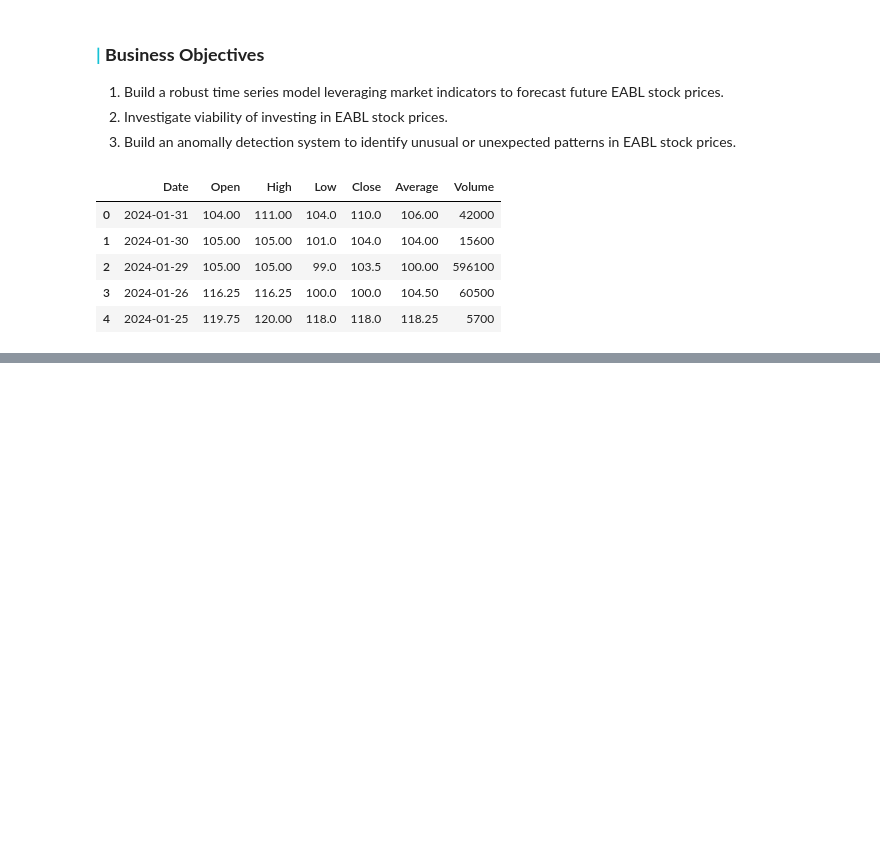
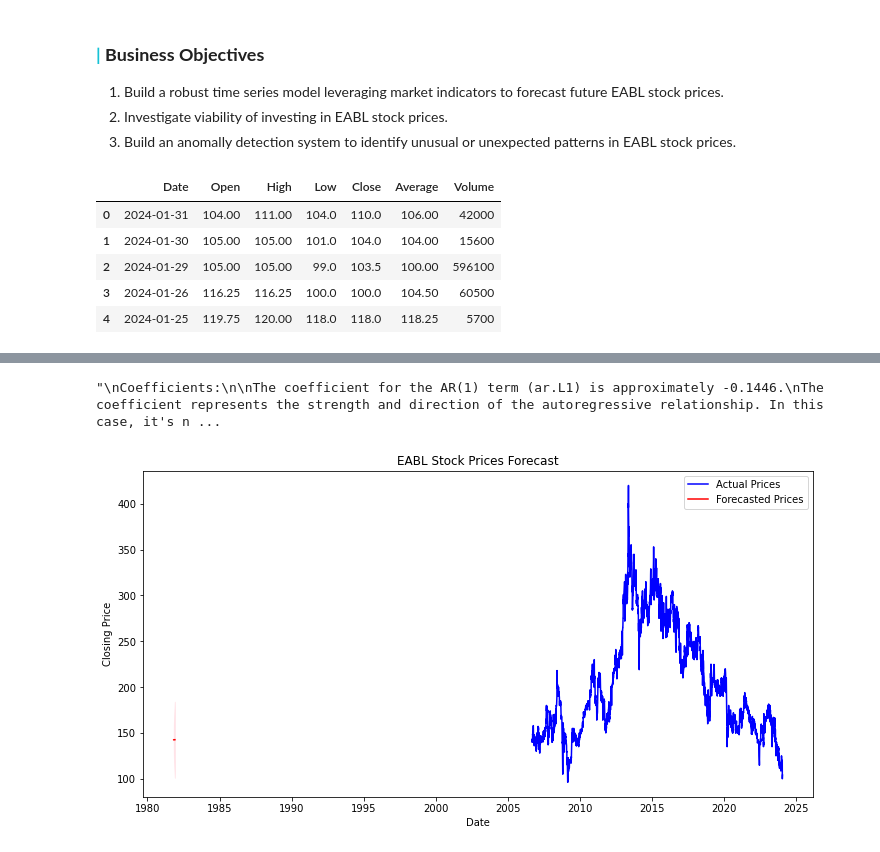
Before and after one commit to derak-isaack/dsc-capstone-project_finale, a Jupyter notebook: main.ipynb, the cells around one changed output, grey strips where cells are left out. Saved outputs shown, nothing was run; the diff lists cells and outputs as text; code cells hidden in the pictures; blank space fills up the shorter version.

```diff
--- a/main.ipynb
+++ b/main.ipynb
@@ -29,0 +149,11 @@ df.head()
+# %%
+###
+# fitting the ARIMA model
+from statsmodels.tsa.arima.model import ARIMA
+
+# Fit ARIMA model
+model = ARIMA(df['Close'], order=(1,1,0))
+results = model.fit()
+
+# Display model summary
+print(results.summary())
@@ -29,0 +178,50 @@ df.head()
+# %%
+###
+'''
+Coefficients:
+
+The coefficient for the AR(1) term (ar.L1) is approximately -0.1446.
+The coefficient represents the strength and direction of the autoregressive relationship. In this case, it's negative, indicating a negative correlation with the previous observation.
+Standard Error (std err):
+
+The standard error associated with the AR(1) term is approximately 0.009.
+p-value:
+
+The p-value for the AR(1) term is very close to zero (significant), suggesting that the AR(1) term is statistically significant in predicting the next observation.
+Log Likelihood, AIC, BIC, HQIC:
+
+These values provide information about the goodness of fit of the model. Lower AIC, BIC, and HQIC values are generally better. In this case, the values are quite high, indicating that the model may not be the best fit.
+Ljung-Box (Q) Statistic:
+
+The Ljung-Box test is a test for the absence of serial correlation of residuals. In this case, the Q statistic is 0.10 with a p-value of 0.76, indicating that there is no significant autocorrelation in the residuals.
+Jarque-Bera (JB) Statistic:
+
+The Jarque-Bera test is a test for normality of residuals. In this case, the JB statistic is 7031.19 with a p-value close to zero, suggesting that the residuals are not normally distributed.
+
+Overall, while the model may not be a perfect fit, it provides valuable information about the time series data.
+'''
+# %% [output]
+"\nCoefficients:\n\nThe coefficient for the AR(1) term (ar.L1) is approximately -0.1446.\nThe coefficient represents the strength and direction of the autoregressive relationship. In this case, it's n ...
+# %%
+###
+# making predictions using the trained ARIMA model:
+# Forecast future values
+forecast_steps = 30  # You can adjust the number of steps into the future
+forecast = results.get_forecast(steps=forecast_steps)
+
+# Extract forecasted mean and confidence intervals
+forecast_mean = forecast.predicted_mean
+confidence_intervals = forecast.conf_int()
+
+# Plotting the results
+plt.figure(figsize=(12, 6))
+plt.plot(df['Close'], label='Actual Prices', color='blue')
+plt.plot(forecast_mean, label='Forecasted Prices', color='red')
+plt.fill_between(confidence_intervals.index, confidence_intervals.iloc[:, 0], confidence_intervals.iloc[:, 1], color='pink', alpha=0.3)
+plt.title('EABL Stock Prices Forecast')
+plt.xlabel('Date')
+plt.ylabel('Closing Price')
+plt.legend()
+plt.show()
+# %% [output]
+[figure, added]
```
Also changed, not shown: parts of 15 cells of this notebook.
